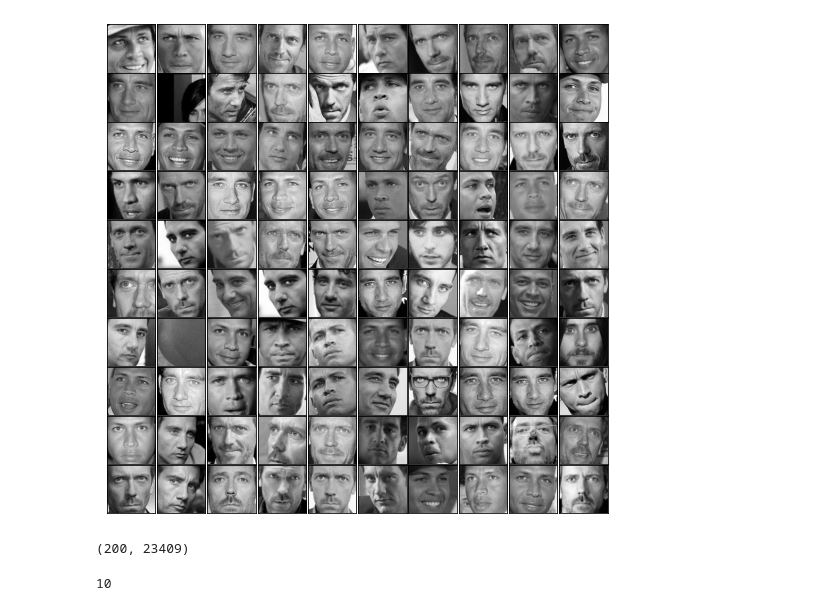
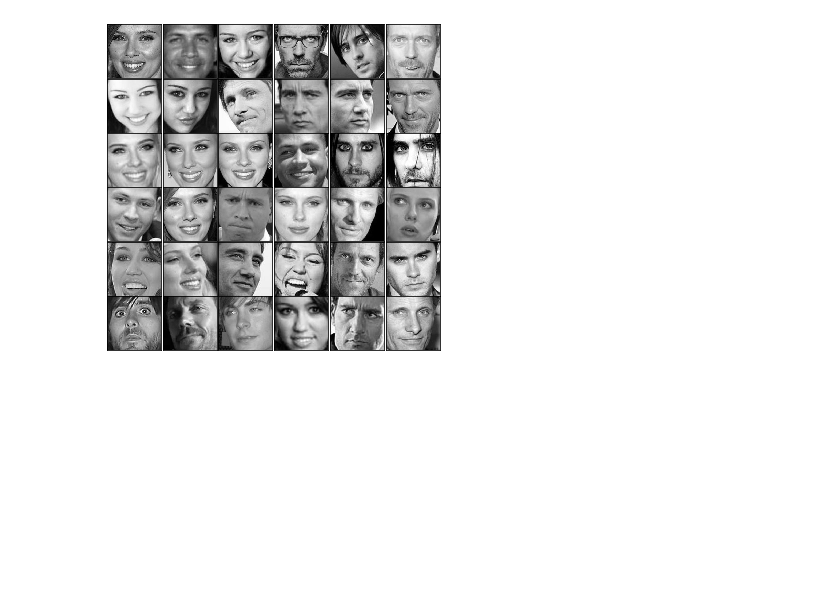
Before and after one commit to SmritiAgrawal04/Principal-Component-Analysis, a Jupyter notebook: PCA.ipynb, the cells around one changed output. Saved outputs shown, nothing was run; the diff lists cells and outputs as text; code cells hidden in the pictures; blank space fills up the shorter version.

```diff
--- a/PCA.ipynb
+++ b/PCA.ipynb
@@ -19,12 +44,5 @@ from numpy import mean
 # %%
-color_faces = pd.DataFrame([])
-for path in iglob('/gdrive/My Drive/dataset/*.jpg'):
-#     print (path)
-    img=imread(path)
-    color_face = pd.Series(img.flatten(),name=path)
-    color_faces = color_faces.append(color_face)
-
-fig, axes = plt.subplots(10,10,figsize=(9,9),subplot_kw={'xticks':[], 'yticks':[]},gridspec_kw=dict(hspace=0.01, wspace=0.01))
+fig, axes = plt.subplots(6,6,figsize=(6,6),subplot_kw={'xticks':[], 'yticks':[]},gridspec_kw=dict(hspace=0.01, wspace=0.01))
 for i, ax in enumerate(axes.flat):
     ax.imshow(color_faces.iloc[i].values.reshape(256, 256, 3).astype('uint8'), cmap='gray')
 # %% [output]
@@ -32,44 +50,10 @@ for i, ax in enumerate(axes.flat):
-# %%
-faces = pd.DataFrame([])
-i=1
-for path in iglob('./dataset/*.jpg'):
-    img = Image.open(path).convert('LA')
-    img_name= ((path.split('/')[-1]).split('.')[0])+".png"
-    img.save('./grays/'+img_name)
-    i +=1
 # %%
-faces = pd.DataFrame([])
-for path in iglob('/gdrive/My Drive/grays/*.png'):
-#     print (path)
-    img=imread(path)
-    face = pd.Series(img.flatten(),name=path)
-    faces = faces.append(face)
-
-fig, axes = plt.subplots(10,10,figsize=(9,9),subplot_kw={'xticks':[], 'yticks':[]},gridspec_kw=dict(hspace=0.01, wspace=0.01))
+fig, axes = plt.subplots(6,6,figsize=(6,6),subplot_kw={'xticks':[], 'yticks':[]},gridspec_kw=dict(hspace=0.01, wspace=0.01))
 for i, ax in enumerate(axes.flat):
-    ax.imshow(faces.iloc[i].values.reshape(256, 256, 4).astype('uint8'), cmap='gray')
+    ax.imshow(gray_faces.iloc[i].values.reshape(256, 256).astype('uint8'), cmap='gray')
 # %% [output]
-[figure, old version]
+[figure, new version]
-# %%
-import cv2
-from glob import iglob
-color_faces= pd.DataFrame([])
-faces = pd.DataFrame([])
-for path in iglob('/gdrive/My Drive/grays/*.png'):
-    image = cv2.imread(path)
-    gray = cv2.cvtColor(image, cv2.COLOR_BGR2GRAY)
-    scale_percent = 60 # percent of original size
-    width = int(image.shape[1] * scale_percent / 100)
-    height = int(image.shape[0] * scale_percent / 100)
-    dim = (width, height)
-    gray = cv2.resize(gray, dim,interpolation = cv2.INTER_NEAREST)
-    face = pd.Series(gray.flatten(),name=path)
-    faces = faces.append(face)
-# %% [output]
-(200, 23409)
 # %%
 approximation= []
-for i in range(2, 40, 4):
-  approximation.append(i)
+for i in range(1, 101):
+    approximation.append(i)
-# %% [output]
-10
```
Also changed, not shown: parts of 18 cells of this notebook.
